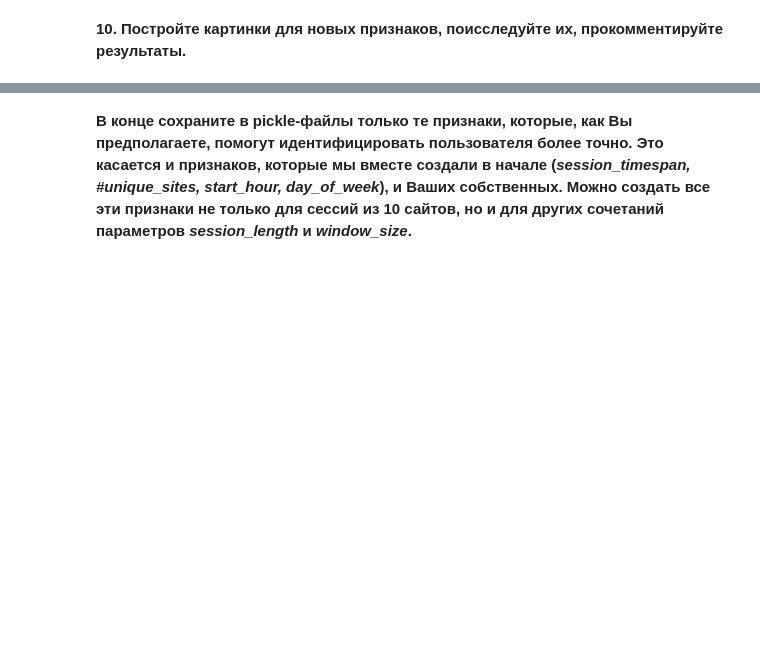
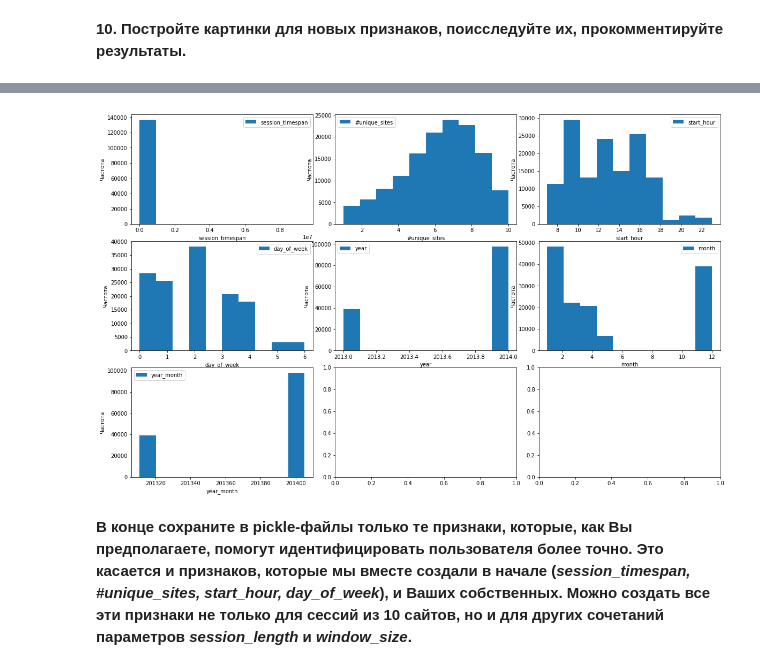
Before and after one commit to kcostya/mlcourse_open, a Jupyter notebook: jupyter_russian/project_alice/week3_visual_analysis_and_fe.ipynb, the cells around one changed output, grey strips where cells are left out. Cells and saved outputs as stored; diff of their text form; code cells hidden in the pictures; blank space fills up the shorter version.

```diff
--- a/jupyter_russian/project_alice/week3_visual_analysis_and_fe.ipynb
+++ b/jupyter_russian/project_alice/week3_visual_analysis_and_fe.ipynb
@@ -443,8 +438,3 @@ sns.barplot(top10_freqs, top10_sites);
 - ...
 # %% [markdown]
 **Напишите функцию для создания новых признаков и примените ее к исходным данным – каталогам с 10 и 150 файлами. Сделайте это только для набора данных, полученного с параметрами *session_length=10* и *window_size=10*. Сериализуйте полученные матрицы с помощью pickle. Функция может возвращать как только новые признаки, так и старые с новыми. При этом сигнатура функции может быть другой – тут уже свобода выбора.**
-# %%
-def feature_engineering(path_to_csv_files, features, session_length=10):
-    '''
-    ВАШ КОД ЗДЕСЬ
-    '''
@@ -454,0 +579,7 @@ new_features_150users = feature_engineering ''' ВАШ КОД ЗДЕСЬ '''
+# %%
+%%time
+new_features_150users = feature_engineering(os.path.join(PATH_TO_DATA,
+                                                         '150users'),
+                  site_freq_path=os.path.join(PATH_TO_DATA,
+                                              'site_freq_150users.pkl'), features = ['session_timespan', '#unique_sites', 'start_hour',
+                 'day_of_week', 'year', 'month', 'year_month'])
@@ -459 +602,14 @@ new_features_150users = feature_engineering ''' ВАШ КОД ЗДЕСЬ '''
+# %%
+fig, axes = plt.subplots(nrows=3, ncols=3, figsize=(16, 10))
+
+fig.tight_layout()
+
+for idx, feature in  enumerate(new_features_150users.columns):
+    plot = axes.flatten()[idx]
+    plot.hist(new_features_150users[feature], label=feature)
+    plot.set_xlabel(str(feature))
+    plot.set_ylabel('Частота')
+    plot.legend()
+# %% [output]
+[figure, added]
 # %% [markdown]
```
Also changed, not shown: parts of 13 cells of this notebook, 6 other files.
